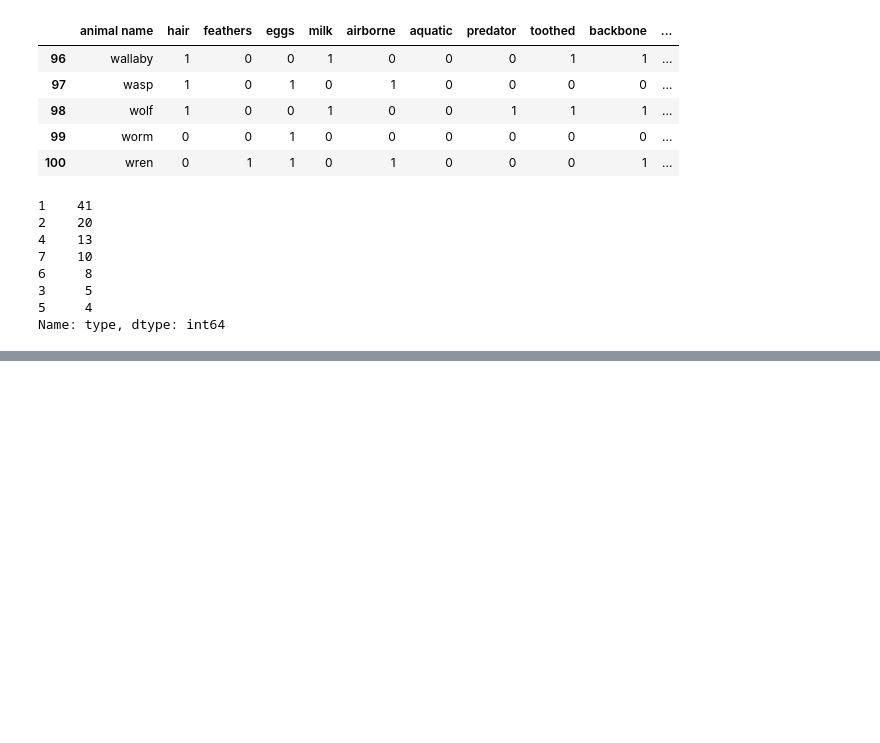
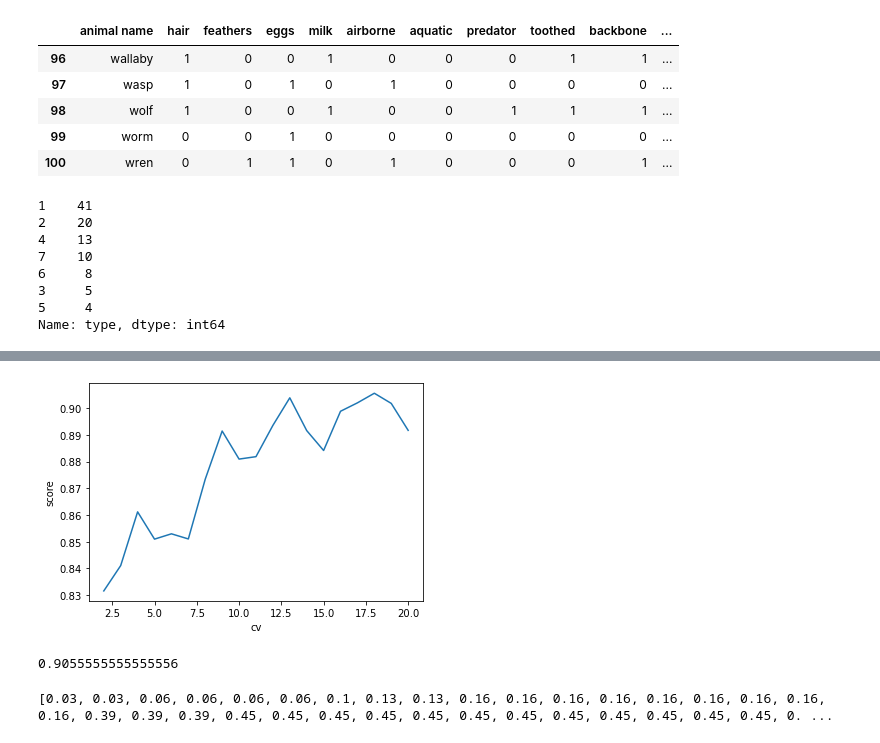
Before and after one commit to pallavibidwe/Assignment-KNN-ZOO-Dataset, a Jupyter notebook: Assignment- ZOO classification using KNN .ipynb, the cells around one changed output, grey strips where cells are left out. Cells and saved outputs as stored; diff of their text form; code cells hidden in the pictures; blank space fills up the shorter version.

```diff
--- a/Assignment- ZOO classification using KNN .ipynb
+++ b/Assignment- ZOO classification using KNN .ipynb
@@ -539,0 +171,29 @@ plt.show()
+# %%
+# find best cv value :
+
+%matplotlib inline
+
+k_range = range(2,21)
+k_score = []
+for k in k_range:
+    knn = KNeighborsClassifier(n_neighbors = 5)
+    scores = cross_val_score(knn, x, y, cv=k)
+    k_score.append(scores.mean())
+plt.plot(k_range, k_score)
+plt.xlabel("cv")
+plt.ylabel("score")
+plt.show()
+print(max(k_score))
+# %% [output]
+[figure, added]
+0.9055555555555556
+# %%
+error_rate=[]
+for i in range(1,40):
+    knn_model= KNeighborsClassifier(n_neighbors=i)
+    knn_model.fit(x_train,y_train)
+    pred_i=knn_model.predict(x_test)
+    error_rate.append(np.mean(pred_i!=y_test).round(2))
+print(error_rate)
+# %% [output]
+[0.03, 0.03, 0.06, 0.06, 0.06, 0.06, 0.1, 0.13, 0.13, 0.16, 0.16, 0.16, 0.16, 0.16, 0.16, 0.16, 0.16, 0.16, 0.39, 0.39, 0.39, 0.45, 0.45, 0.45, 0.45, 0.45, 0.45, 0.45, 0.45, 0.45, 0.45, 0.45, 0.45, 0. ...
```
Also changed, not shown: parts of 80 cells of this notebook.
